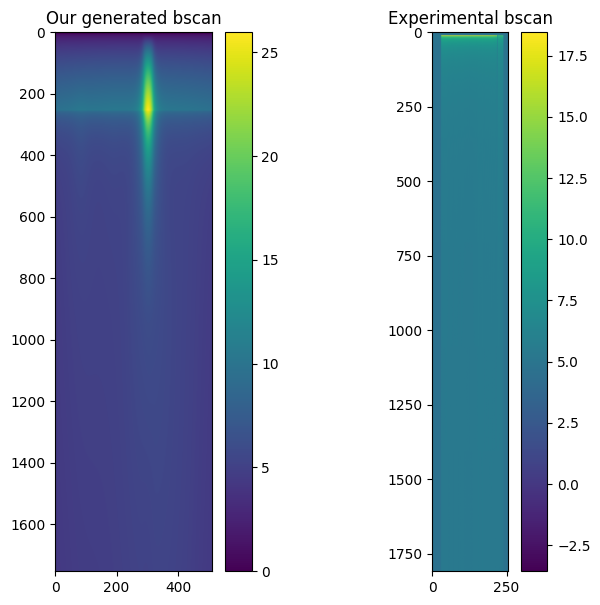
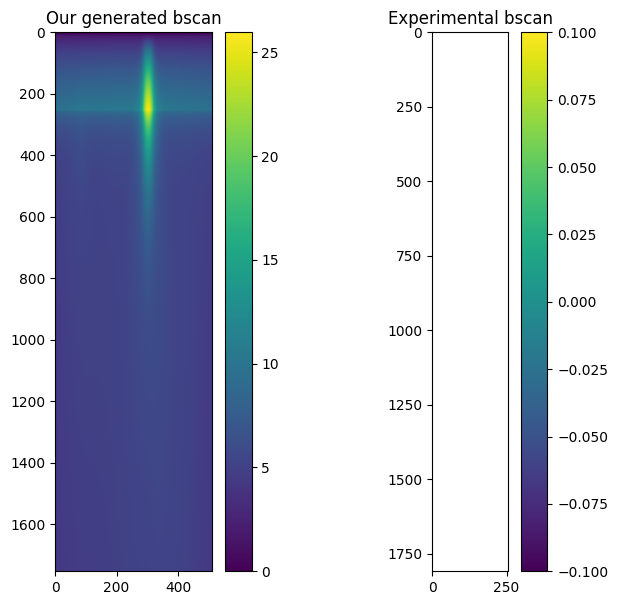
Code edit (unified diff) that turned the first committed figure into the second:
--- before
+++ after
@@ -7,5 +7,5 @@
 
 plt.subplot(1,2,2)
-plt.imshow(bscan_exp)
+plt.imshow(bscan_exp[:,:])
 plt.title("Experimental bscan")
 plt.colorbar()

Commit: reorg